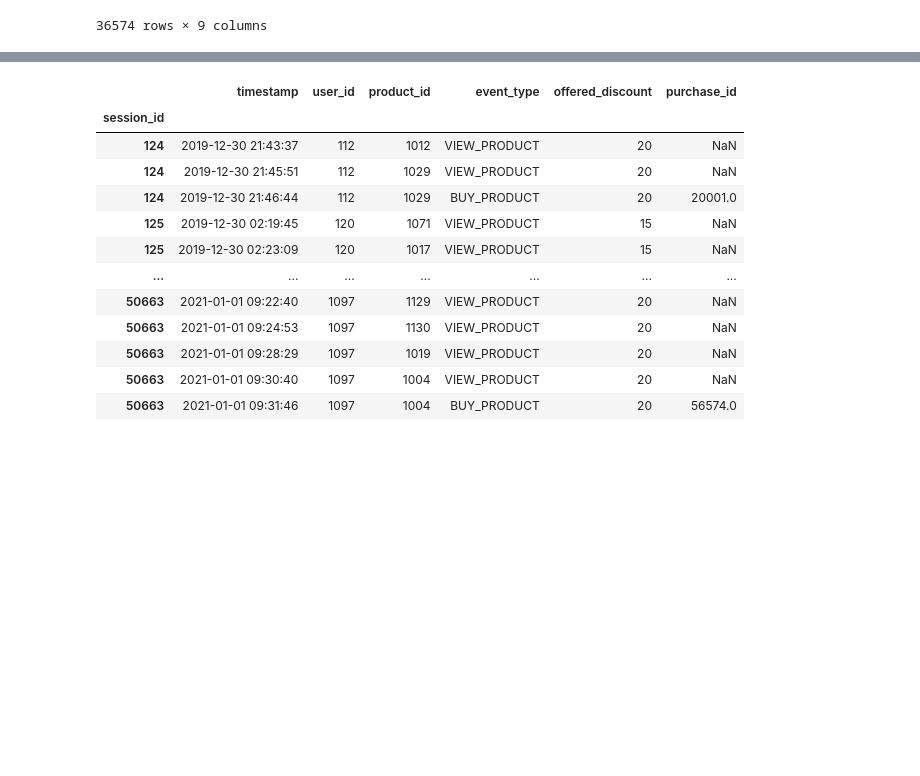
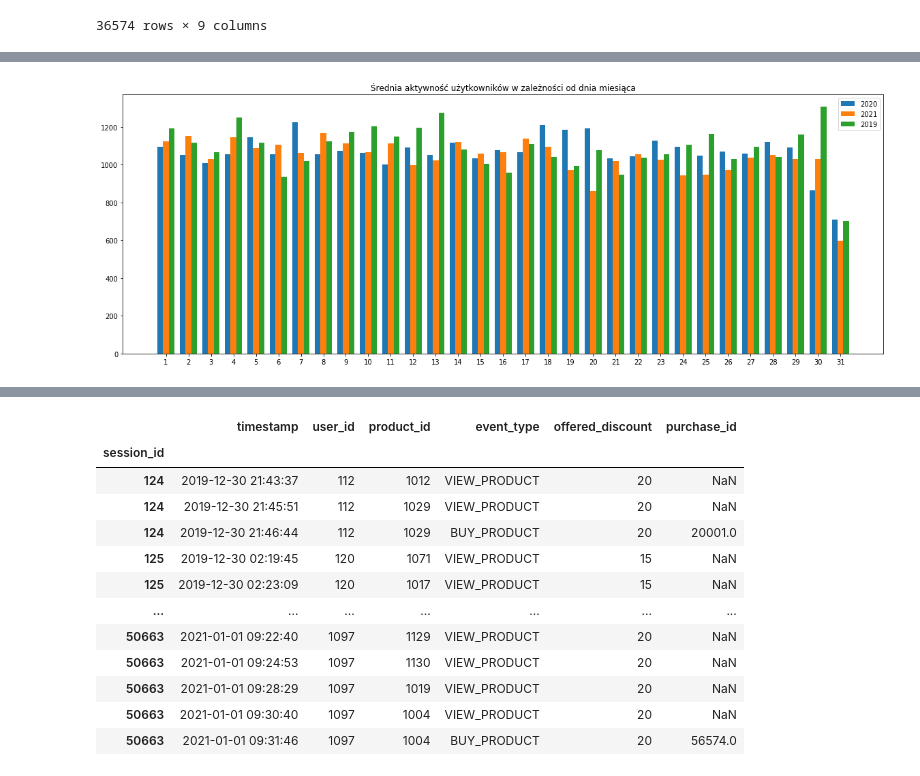
Before and after one commit to Rolkarolka/Delivery-optimization, a Jupyter notebook: notebooks/data_analysis.ipynb, the cells around one changed output, grey strips where cells are left out. Saved outputs shown, nothing was run; the diff lists cells and outputs as text; code cells hidden in the pictures; blank space fills up the shorter version.

```diff
--- a/notebooks/data_analysis.ipynb
+++ b/notebooks/data_analysis.ipynb
@@ -272,3 +298,24 @@ user_activity.groupby(user_activity["day"])["day"].count().plot(kind='bar', ax=a
+# %%
+years = user_activity["year"].value_counts().to_dict().keys()
+days = range(1, 32)
+
+df_list = []
+for index, year in enumerate(years):
+    user_activity_year =  user_activity[user_activity.year.eq(year)]
+    df = user_activity_year.groupby(user_activity_year["day"])["day"].count().to_dict()
+
+    for num_day in days:
+        if num_day not in df.keys():
+            df[num_day] = 0
+
+    months_amount = len(user_activity_year.groupby(user_activity_year['month'])["month"].count())
+    df = dict(sorted(df.items())).values()
+    df_list.append(np.divide(list(df), months_amount))
+
+
+show_plot_for_years(years, days, df_list, "Średnia aktywność użytkowników w zależności od dnia miesiąca")
+# %% [output]
+[figure, added]
 # %%
 df = user_activity.groupby(user_activity["date"])["date"].count().to_frame()
 
```
Also changed, not shown: parts of 17 cells of this notebook.
